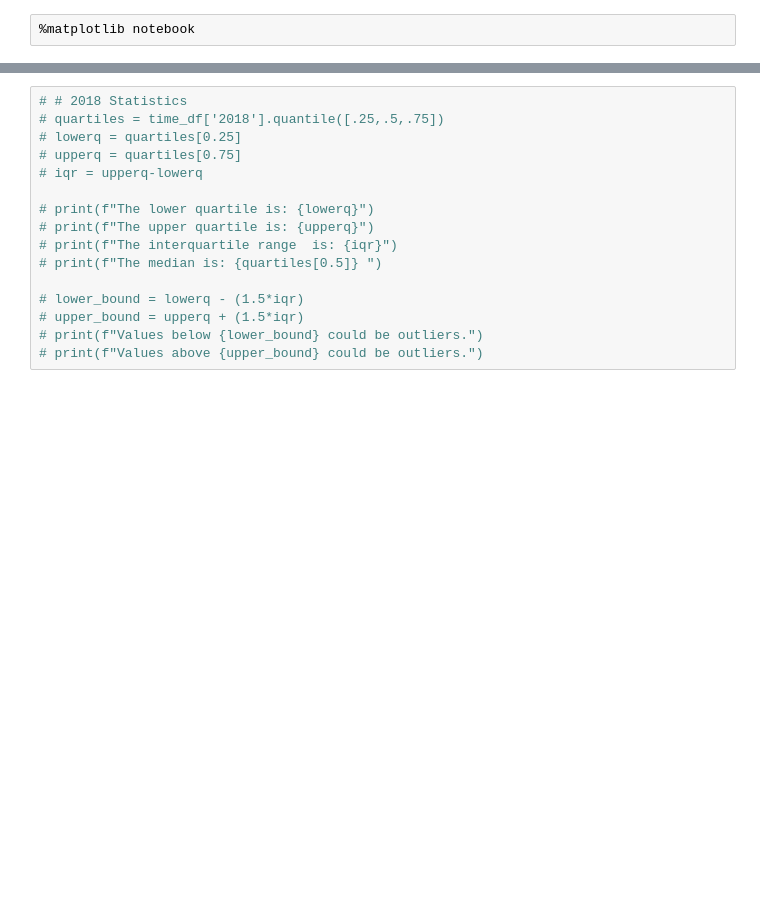
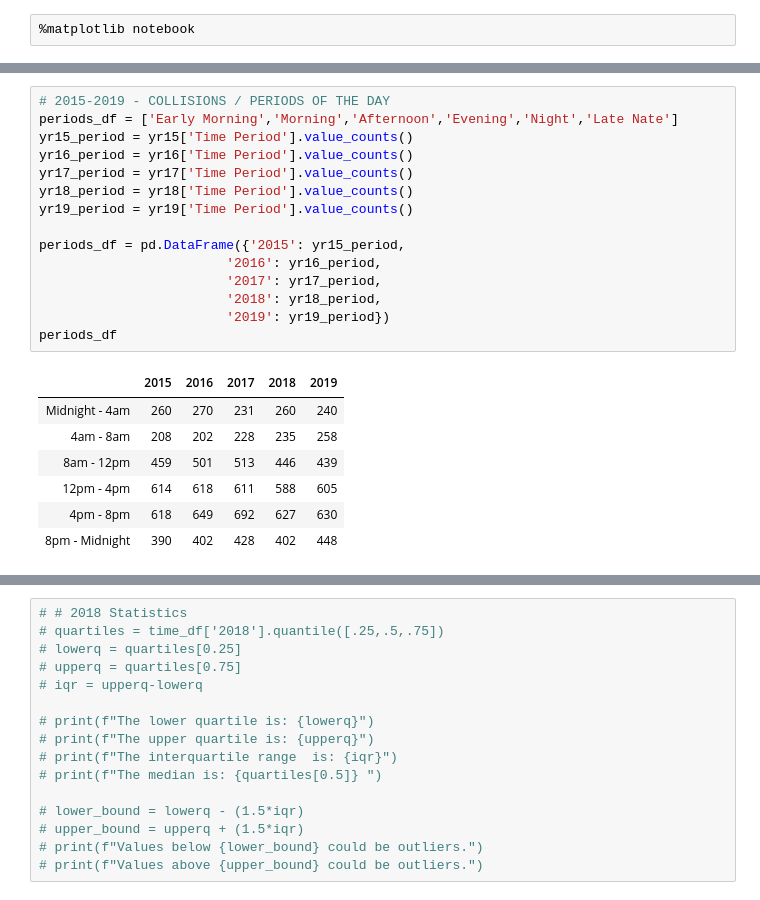
Before and after one commit to StephenCYang/Group_Project_1, a Jupyter notebook: AR/Collisions & Time Occurence_AR_FINAL.ipynb, the cells around one changed output, grey strips where cells are left out. Drawn from its saved outputs; the diff is of its cells as text; blank space fills up the shorter version.

```diff
--- a/AR/Collisions & Time Occurence_AR_FINAL.ipynb
+++ b/AR/Collisions & Time Occurence_AR_FINAL.ipynb
@@ -448,0 +401,23 @@ Text(0, 0.5, 'No. of Collisions')
+# %%
+# 2015-2019 - COLLISIONS / PERIODS OF THE DAY
+periods_df = ['Early Morning','Morning','Afternoon','Evening','Night','Late Nate']
+yr15_period = yr15['Time Period'].value_counts()
+yr16_period = yr16['Time Period'].value_counts()
+yr17_period = yr17['Time Period'].value_counts()
+yr18_period = yr18['Time Period'].value_counts()
+yr19_period = yr19['Time Period'].value_counts()
+
+periods_df = pd.DataFrame({'2015': yr15_period,
+                        '2016': yr16_period,
+                        '2017': yr17_period,
+                        '2018': yr18_period,
+                        '2019': yr19_period})
+periods_df
+# %% [output]
+|  | 2015 | 2016 | 2017 | 2018 | 2019 |
+| Midnight - 4am | 260 | 270 | 231 | 260 | 240 |
+| 4am - 8am | 208 | 202 | 228 | 235 | 258 |
+| 8am - 12pm | 459 | 501 | 513 | 446 | 439 |
+| 12pm - 4pm | 614 | 618 | 611 | 588 | 605 |
+| 4pm - 8pm | 618 | 649 | 692 | 627 | 630 |
+| 8pm - Midnight | 390 | 402 | 428 | 402 | 448 |
```
Also changed, not shown: parts of 36 cells of this notebook.
